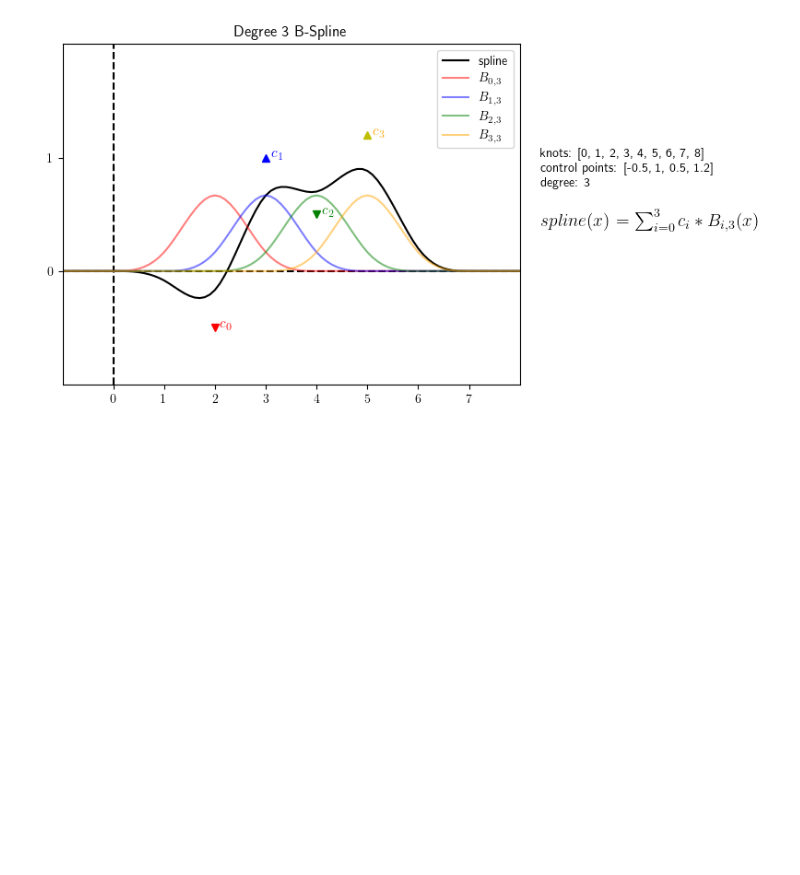
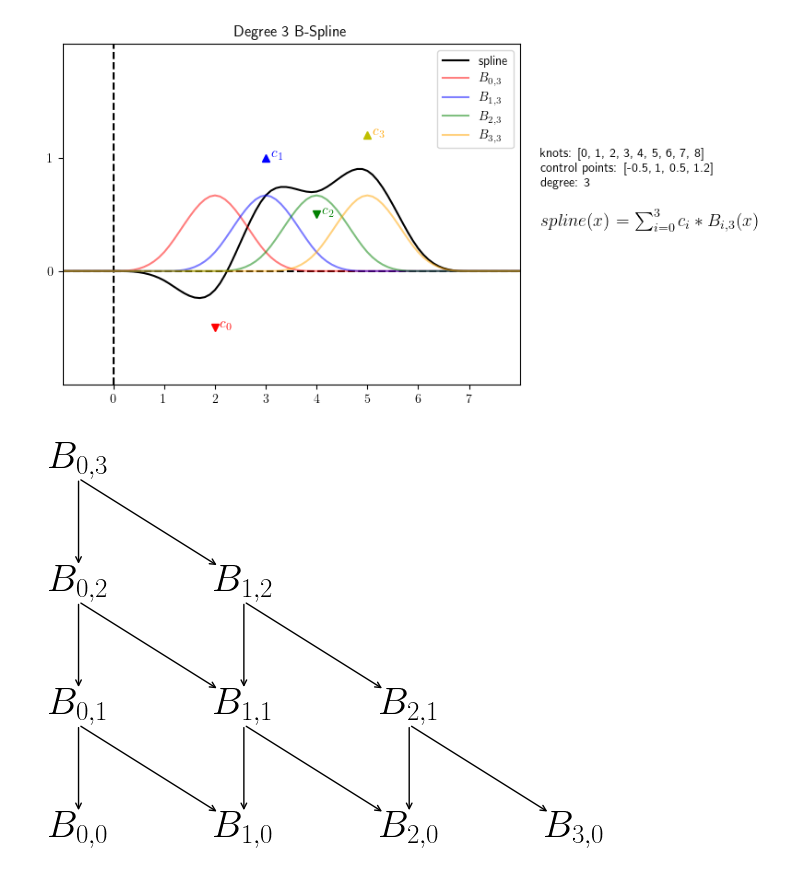
Before and after one commit to lprekon/lprekon.github.io, a Jupyter notebook: content/simd_benchmarking/simd_blogpost_graphics.ipynb, the cells around one changed output. Saved outputs shown, nothing was run; the diff lists cells and outputs as text; code cells hidden in the pictures; blank space fills up the shorter version.

Commit message:
adds single basis pyramid plot

```diff
--- a/content/simd_benchmarking/simd_blogpost_graphics.ipynb
+++ b/content/simd_benchmarking/simd_blogpost_graphics.ipynb
@@ -198,3 +198,27 @@ plt.savefig(f"{image_folder_name}/bspline_degree_3_full_with_control_points.png"
 plt.show()
 # %% [output]
 [figure]
+# %%
+# Draw the basis pyramid for a single basis function
+plt.axis('off')
+
+degree = 3
+
+vertical_spacing = 1/3
+horizontal_spacing = 1/3
+fontsize = 28
+
+for layer in range(degree + 1):
+    y_coord = layer * vertical_spacing
+    for i in range(degree - layer + 1):
+        x_coord = i * horizontal_spacing
+        plt.text(x_coord, y_coord, f"$B_{{{i},{layer}}}$", ha="center", va="bottom", fontsize=fontsize)
+        if layer > 0:
+            # plt.plot([x_coord] * 2, [y_coord, y_coord - vertical_spacing + (vertical_spacing * fontsize/80)], color="black", ls="--")
+            plt.annotate("", xy=(x_coord, y_coord - (vertical_spacing - fontsize/800)*0.8 ), xytext=(x_coord, y_coord), arrowprops=dict(arrowstyle="->", lw=1))
+            plt.annotate("", xy=(x_coord + (horizontal_spacing - fontsize/800) * 0.95, y_coord - (vertical_spacing - fontsize/800)*0.8 ), xytext=(x_coord, y_coord), arrowprops=dict(arrowstyle="->", lw=1))
+
+plt.savefig(f"{image_folder_name}/single_basis_pyramid.png", bbox_inches='tight')
+plt.show()
+# %% [output]
+[figure, added]
```
